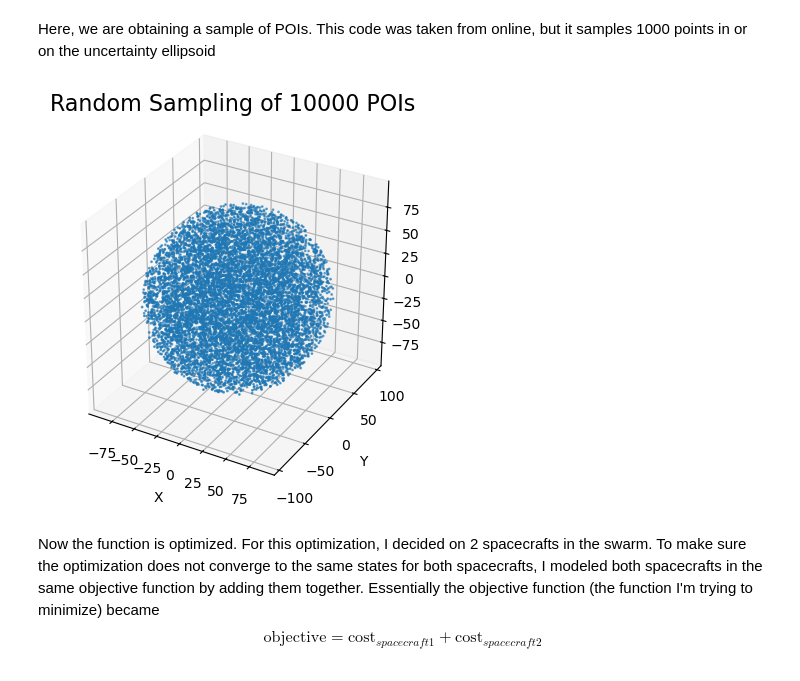
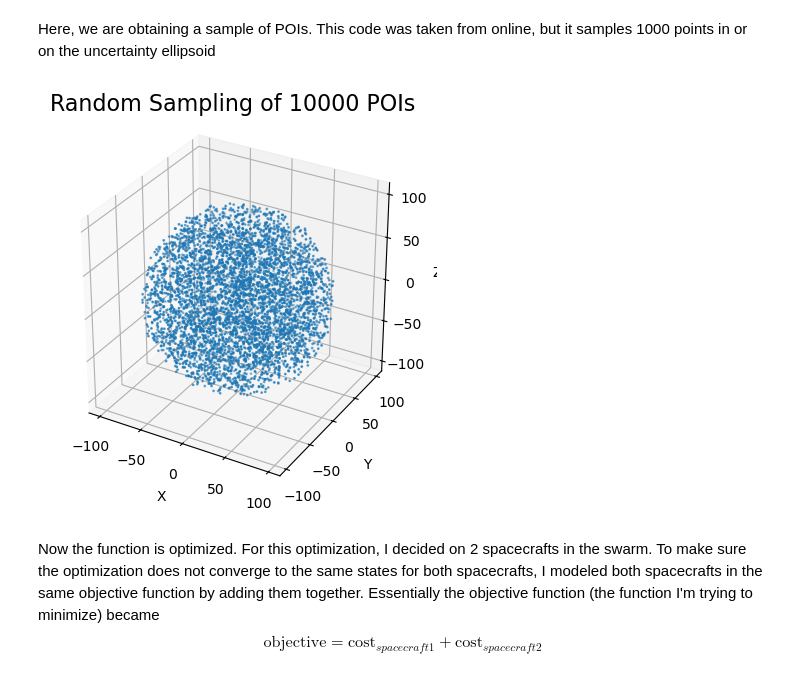
Before and after one commit to Arna-Bhardwaj/ISO-Exploration, a Jupyter notebook: InformationCost (2).ipynb, the cells around one changed output. Cells and saved outputs as stored; diff of their text form; code cells hidden in the pictures.

```diff
--- a/InformationCost (2).ipynb
+++ b/InformationCost (2).ipynb
@@ -111,10 +111,10 @@ print(result_expr)
 Here, we are obtaining a sample of POIs. This code was taken from online, but it samples 1000 points in or on the uncertainty ellipsoid
 # %%
 # Seed for reproducibility
-np.random.seed(42)
+# np.random.seed(42)
 
 # Ellipsoid radii
-x_rad, y_rad, z_rad = 89.25936980982259, 95.71775985586366, 90.29429122218403
+x_rad, y_rad, z_rad = 100, 100, 100
 a, b, c = x_rad, y_rad, z_rad
 
 # Function to generate a random point inside a unit sphere using rejection sampling
@@ -126,35 +126,35 @@ def randompoint(ndim=3):
 
 # Function to scale points from the unit sphere to the ellipsoid
 f = lambda x, y, z: np.multiply(np.array([a, b, c]), np.array([x, y, z]))
 
 # Generate points until we have, let's say, 5000 points
-n = 10000
+n = 5000
 points = []
 while len(points) < n:
     x, y, z = randompoint()
     scaled_point = f(x, y, z)
     points.append(scaled_point)
 
 # Convert list to numpy array for easier handling
 points = np.array(points)
 
 # Plot the generated points
 fig = plt.figure()
 ax = fig.add_subplot(projection="3d")
 ax.scatter(points[:, 0], points[:, 1], points[:, 2], s=1)
 
 # Set aspect ratio for the axes
 ax.set_box_aspect((np.ptp(points[:, 0]), np.ptp(points[:, 1]), np.ptp(points[:, 2])))
 
 # Set labels for the axes
 ax.set_xlabel('X')
 ax.set_ylabel('Y')
 ax.set_zlabel('Z')
 plt.title("Random Sampling of 10000 POIs", fontsize=16)
 
 plt.show()
 # %% [output]
-[figure, old version]
+[figure, new version]
 # %% [markdown]
 Now the function is optimized. For this optimization, I decided on 2 spacecrafts in the swarm. To make sure the optimization does not converge to the same states for both spacecrafts, I modeled both spacecrafts in the same objective function by adding them together. Essentially the objective function (the function I'm trying to minimize) became $$\text{objective} = \text{cost}_{spacecraft 1} + \text{cost}_{spacecraft 2}$$
 # %%
```
Also changed, not shown: parts of 18 cells of this notebook, 3 other files.
